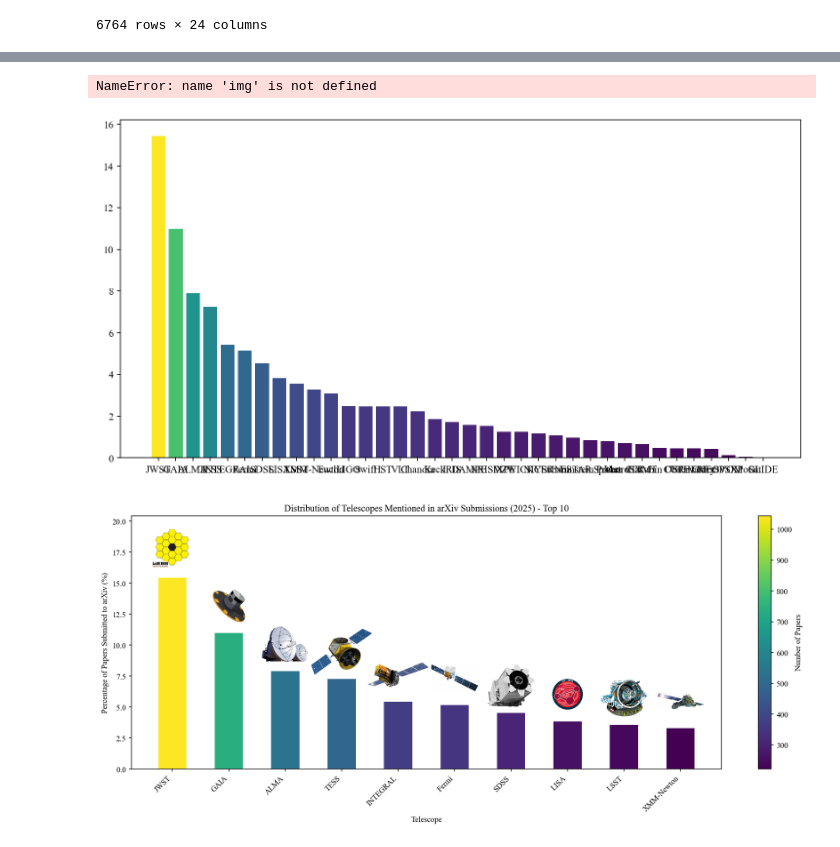
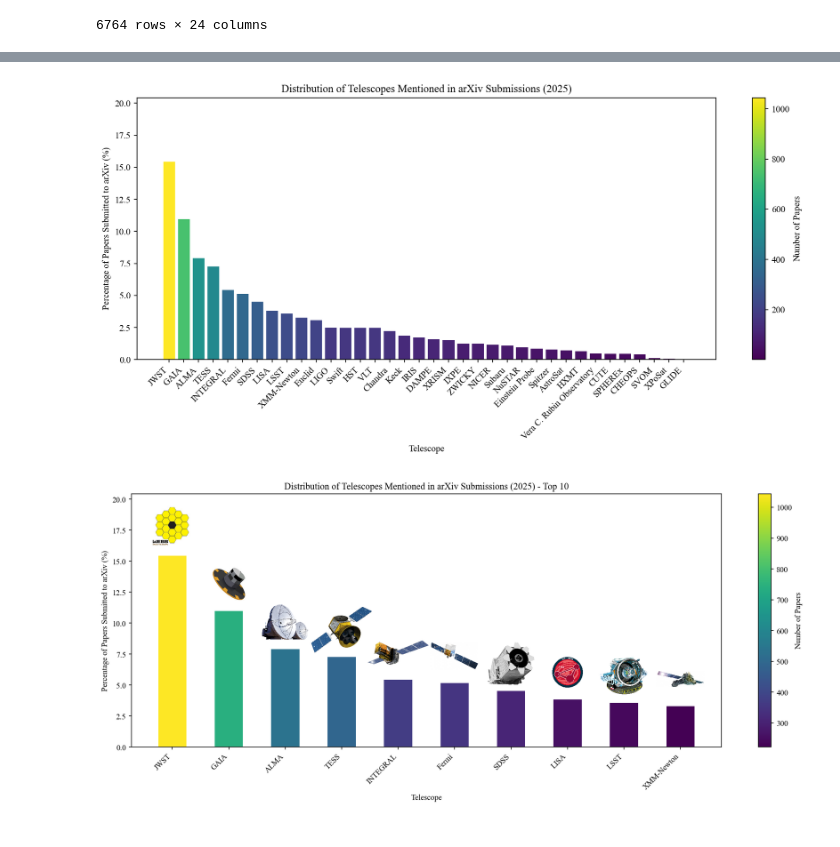
Before and after one commit to romms921/arXiver, a Jupyter notebook: formatting.ipynb, the cells around one changed output, grey strips where cells are left out. Drawn from its saved outputs; the diff is of its cells as text; code cells hidden in the pictures.

```diff
--- a/formatting.ipynb
+++ b/formatting.ipynb
@@ -622,53 +641,52 @@ image_list = {
 # %%
 # Calculate counts and percentages
 counts = masked_data['telescope'].value_counts()
 percentages = (counts / len(masked_data)) * 100
 
 # Create a colormap based on the raw counts
 norm = plt.Normalize(counts.min(), counts.max())
 colors = plt.cm.viridis(norm(counts.values))
 
 # Plot
 fig, ax = plt.subplots(figsize=(12, 6))
 bars = ax.bar(counts.index, percentages, color=colors)
 
-# Overlay the image on the JWST bar
-target_telescope = 'JWST'
-if target_telescope in counts.index:
-    # Get the integer location (x) and height (y)
-    x_loc = counts.index.get_loc(target_telescope)
-    bar_height = percentages[target_telescope]
+# # Overlay the image on the JWST bar
+# target_telescope = 'JWST'
+# if target_telescope in counts.index:
+#     # Get the integer location (x) and height (y)
+#     x_loc = counts.index.get_loc(target_telescope)
+#     bar_height = percentages[target_telescope]
 
-    # Create an OffsetImage
-    # Adjust 'zoom' to change the size of the image
-    imagebox = OffsetImage(img, zoom=0.2)
+#     # Create an OffsetImage
+#     # Adjust 'zoom' to change the size of the image
+#     imagebox = OffsetImage(img, zoom=0.2)
 
-    # Create the AnnotationBbox
-    # xy is the anchor point (center of the bar top)
-    # xybox is the offset in points (0, 10 means 10 points up)
-    ab = AnnotationBbox(imagebox, (x_loc, bar_height),
-                        xybox=(0, 25),
-                        xycoords='data',
-                        boxcoords="offset points",
-                        frameon=False)
-    ax.add_artist(ab)
+#     # Create the AnnotationBbox
+#     # xy is the anchor point (center of the bar top)
+#     # xybox is the offset in points (0, 10 means 10 points up)
+#     ab = AnnotationBbox(imagebox, (x_loc, bar_height),
+#                         xybox=(0, 25),
+#                         xycoords='data',
+#                         boxcoords="offset points",
+#                         frameon=False)
+#     ax.add_artist(ab)
 
 plt.xticks(rotation=45, ha='right')
 plt.xlabel('Telescope')
 plt.ylabel('Percentage of Papers Submitted to arXiv (%)')
 plt.title('Distribution of Telescopes Mentioned in arXiv Submissions (2025)')
 plt.ylim(0, max(percentages) + 5)
 
 # Add a colorbar to indicate the number of papers
 sm = matplotlib.cm.ScalarMappable(cmap='viridis', norm=norm)
 sm.set_array([])
 plt.colorbar(sm, ax=ax, label='Number of Papers')
 
 plt.tight_layout()
 plt.show()
 # %% [output]
-NameError: name 'img' is not defined
-[figure, old version]
+[figure, new version]
 # %%
 import matplotlib
 from matplotlib.offsetbox import OffsetImage, AnnotationBbox
```
Also changed, not shown: parts of 3 cells of this notebook, 1 other file.
